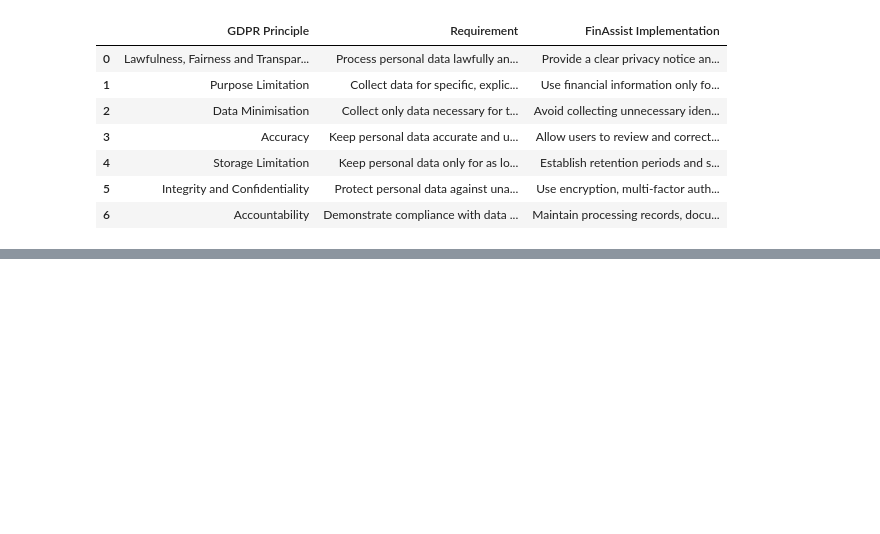
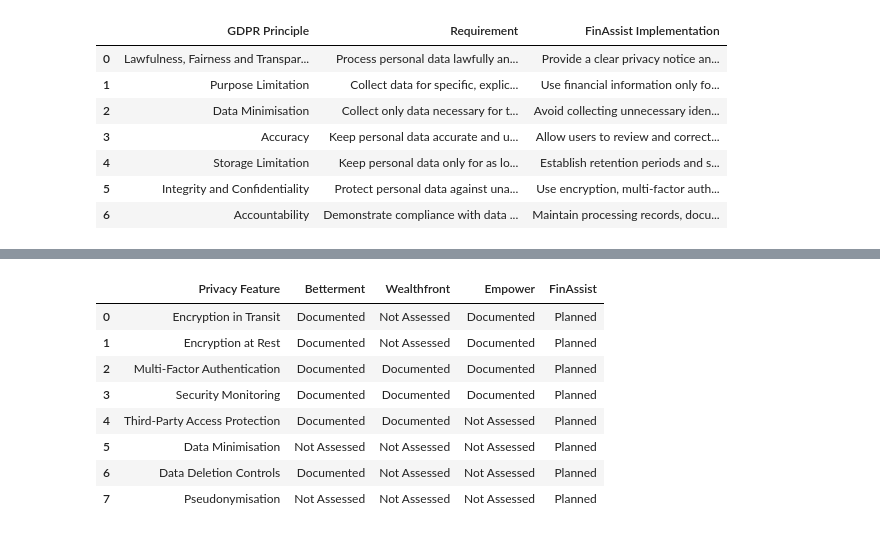
Before and after one commit to shaunak2110/FinAssist, a Jupyter notebook: analysis/01_exploratory_data_analysis.ipynb, the cells around one changed output, grey strips where cells are left out. Drawn from its saved outputs; the diff is of its cells as text; code cells hidden in the pictures; blank space fills up the shorter version.

```diff
--- a/analysis/01_exploratory_data_analysis.ipynb
+++ b/analysis/01_exploratory_data_analysis.ipynb
@@ -680,0 +855,60 @@ GDPR assessment saved to: /home/franzy/StudyMaterials/MastersEpita/DataPrivacyBy
+# %%
+# Compare documented privacy and security mechanisms
+
+privacy_features = {
+    "Privacy Feature": [
+        "Encryption in Transit",
+        "Encryption at Rest",
+        "Multi-Factor Authentication",
+        "Security Monitoring",
+        "Third-Party Access Protection",
+        "Data Minimisation",
+        "Data Deletion Controls",
+        "Pseudonymisation"
+    ],
+    "Betterment": [
+        "Documented",
+        "Documented",
+        "Documented",
+        "Documented",
+        "Documented",
+        "Not Assessed",
+        "Documented",
+        "Not Assessed"
+    ],
+    "Wealthfront": [
+        "Not Assessed",
+        "Not Assessed",
+        "Documented",
+        "Documented",
+        "Documented",
+        "Not Assessed",
+        "Not Assessed",
+        "Not Assessed"
+    ],
+    "Empower": [
+        "Documented",
+        "Documented",
+        "Documented",
+        "Documented",
+        "Not Assessed",
+        "Not Assessed",
+        "Not Assessed",
+        "Not Assessed"
+    ],
+    "FinAssist": ["Planned"] * 8
+}
+
+privacy_features_df = pd.DataFrame(privacy_features)
+
+display(privacy_features_df)
+# %% [output]
+|  | Privacy Feature | Betterment | Wealthfront | Empower | FinAssist |
+| 0 | Encryption in Transit | Documented | Not Assessed | Documented | Planned |
+| 1 | Encryption at Rest | Documented | Not Assessed | Documented | Planned |
+| 2 | Multi-Factor Authentication | Documented | Documented | Documented | Planned |
+| 3 | Security Monitoring | Documented | Documented | Documented | Planned |
+| 4 | Third-Party Access Protection | Documented | Documented | Not Assessed | Planned |
+| 5 | Data Minimisation | Not Assessed | Not Assessed | Not Assessed | Planned |
+| 6 | Data Deletion Controls | Documented | Not Assessed | Not Assessed | Planned |
+| 7 | Pseudonymisation | Not Assessed | Not Assessed | Not Assessed | Planned |
```
Also changed, not shown: parts of 12 cells of this notebook, 2 other files.
